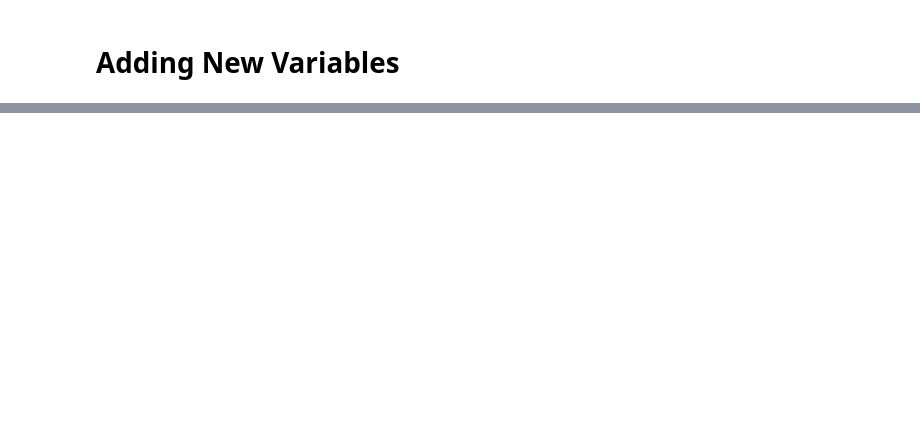
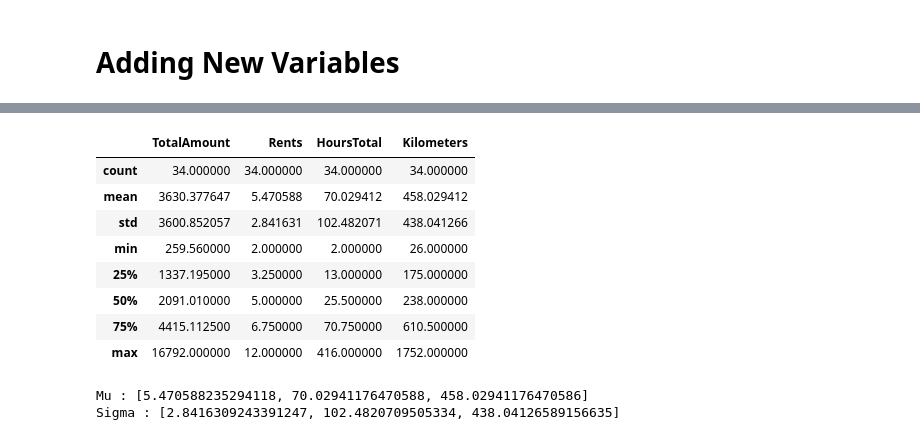
Before and after one commit to cfuru/Car-Pool-Analysis, a Jupyter notebook: 1_EDA.ipynb, the cells around one changed output, grey strips where cells are left out. Saved outputs shown, nothing was run; the diff lists cells and outputs as text; code cells hidden in the pictures; blank space fills up the shorter version.

```diff
--- a/1_EDA.ipynb
+++ b/1_EDA.ipynb
@@ -200,0 +226,15 @@ df.head()
+# %%
+df_group = df.copy()
+df_group["Rents"] = 1
+df_group = df_group[["Start", "TotalAmount", "Rents", "HoursTotal", "Kilometers"]].set_index("Start").groupby([pd.Grouper(freq = "M")]).sum()#.agg({"TotalAmount" : "sum", "Rents" : "sum", "HoursTotal": "sum", "Kilometers": "sum"})
+df_group.describe()
+# %% [output]
+|  | TotalAmount | Rents | HoursTotal | Kilometers |
+| count | 34.000000 | 34.000000 | 34.000000 | 34.000000 |
+| mean | 3630.377647 | 5.470588 | 70.029412 | 458.029412 |
+| std | 3600.852057 | 2.841631 | 102.482071 | 438.041266 |
+| min | 259.560000 | 2.000000 | 2.000000 | 26.000000 |
+| 25% | 1337.195000 | 3.250000 | 13.000000 | 175.000000 |
+| 50% | 2091.010000 | 5.000000 | 25.500000 | 238.000000 |
+| 75% | 4415.112500 | 6.750000 | 70.750000 | 610.500000 |
+| max | 16792.000000 | 12.000000 | 416.000000 | 1752.000000 |
@@ -200,0 +246,15 @@ df.head()
+# %%
+muHoursRent = df_group.HoursTotal.mean()
+muKmRents = df_group.Kilometers.mean()
+muRents = df_group.Rents.mean()
+mus = [muRents, muHoursRent, muKmRents]
+
+sigmaHoursRent = df_group.HoursTotal.std()
+sigmaKmRents = df_group.Kilometers.std()
+sigmaRents = df_group.Rents.std()
+sigmas = [sigmaRents, sigmaHoursRent, sigmaKmRents]
+print(f"Mu : {mus}")
+print(f"Sigma : {sigmas}")
+# %% [output]
+Mu : [5.470588235294118, 70.02941176470588, 458.02941176470586]
+Sigma : [2.8416309243391247, 102.4820709505334, 438.04126589156635]
```
Also changed, not shown: parts of 15 cells of this notebook, 2 other files.
